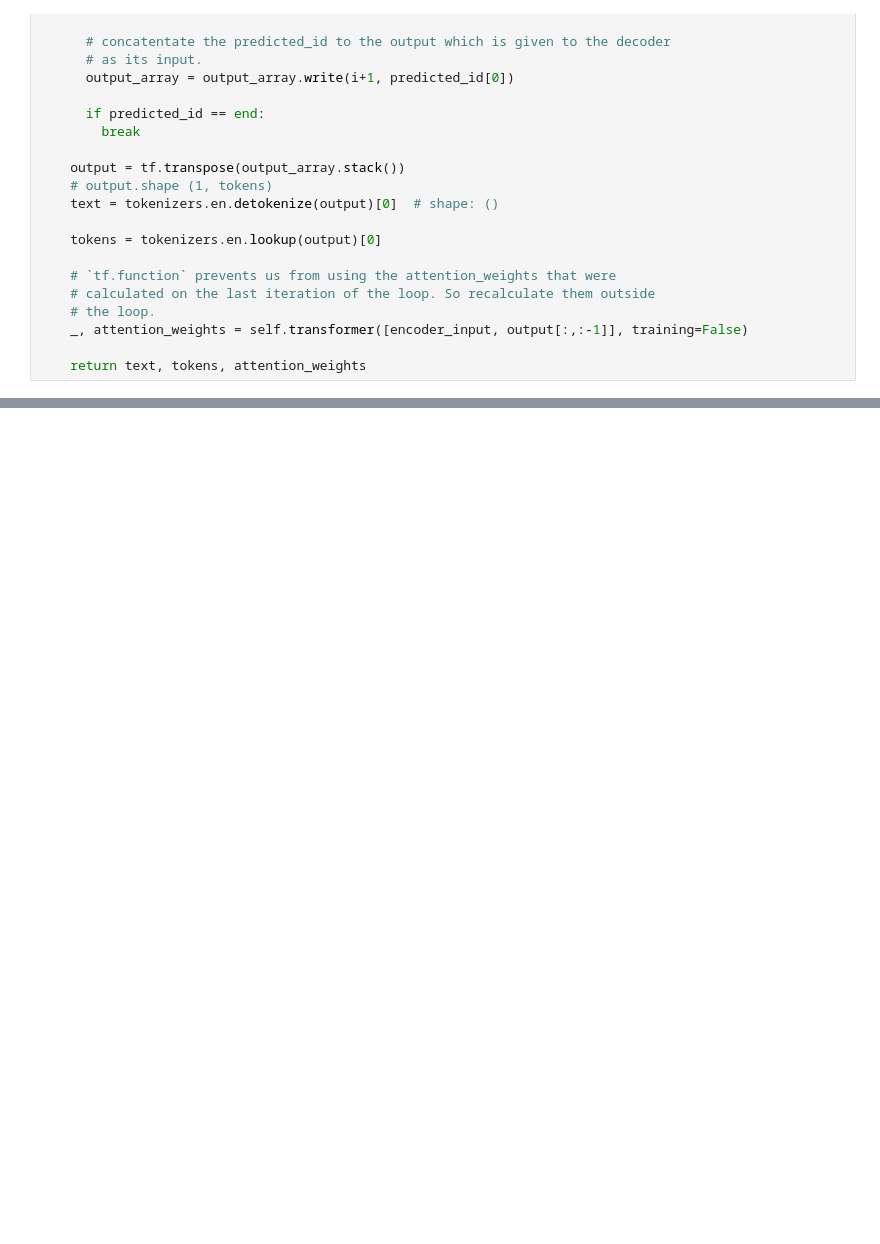
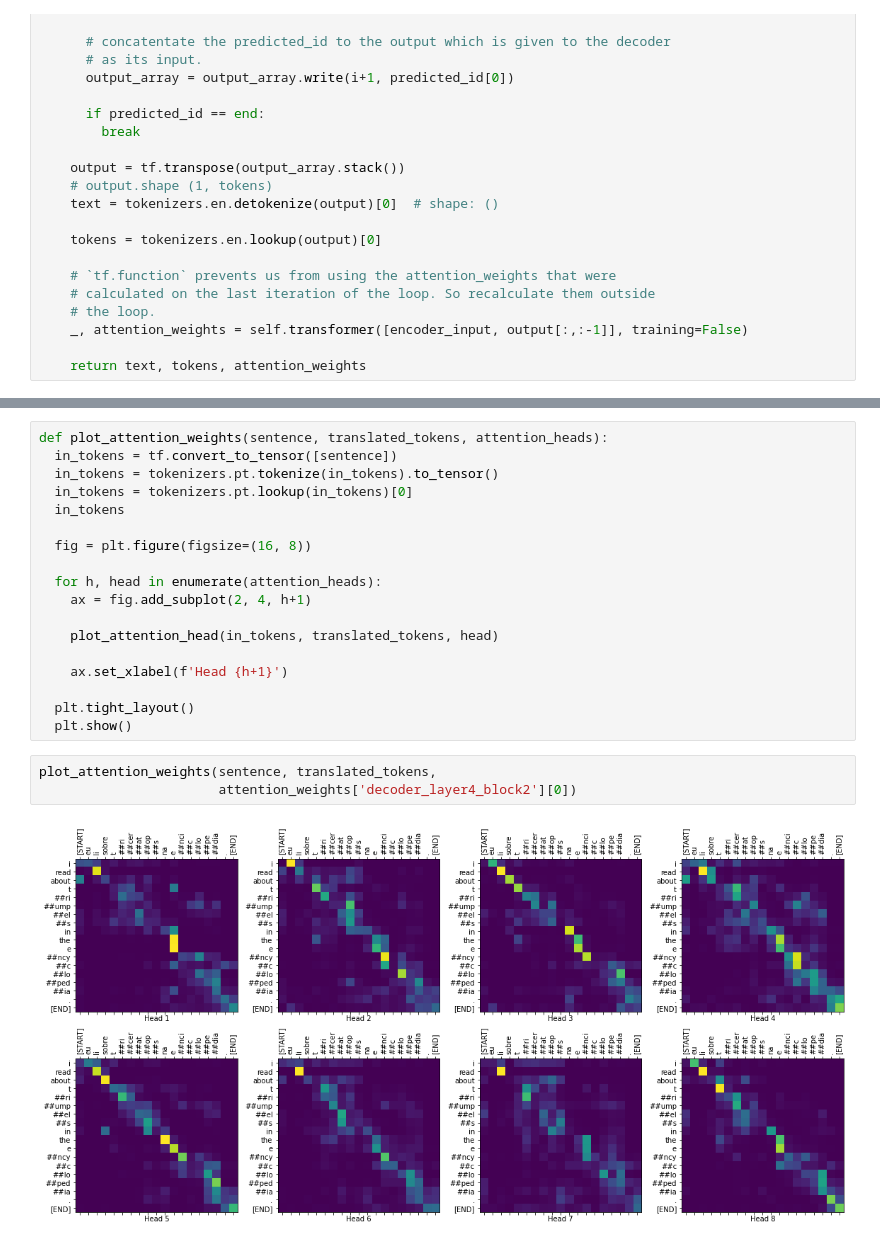
Before and after one commit to akashghimireOfficial/NLP_TRANSLATION_WITH_BERT_FROM_SCRATCH, a Jupyter notebook: BERT.ipynb, the cells around one changed output, grey strips where cells are left out. Saved outputs shown, nothing was run; the diff lists cells and outputs as text; blank space fills up the shorter version.

```diff
--- a/BERT.ipynb
+++ b/BERT.ipynb
@@ -1084,0 +1189,23 @@ translated_text
+# %%
+def plot_attention_weights(sentence, translated_tokens, attention_heads):
+  in_tokens = tf.convert_to_tensor([sentence])
+  in_tokens = tokenizers.pt.tokenize(in_tokens).to_tensor()
+  in_tokens = tokenizers.pt.lookup(in_tokens)[0]
+  in_tokens
+
+  fig = plt.figure(figsize=(16, 8))
+
+  for h, head in enumerate(attention_heads):
+    ax = fig.add_subplot(2, 4, h+1)
+
+    plot_attention_head(in_tokens, translated_tokens, head)
+
+    ax.set_xlabel(f'Head {h+1}')
+
+  plt.tight_layout()
+  plt.show()
+# %%
+plot_attention_weights(sentence, translated_tokens,
+                       attention_weights['decoder_layer4_block2'][0])
+# %% [output]
+[figure, added]
```
Also changed, not shown: parts of 30 cells of this notebook, 22 other files.
